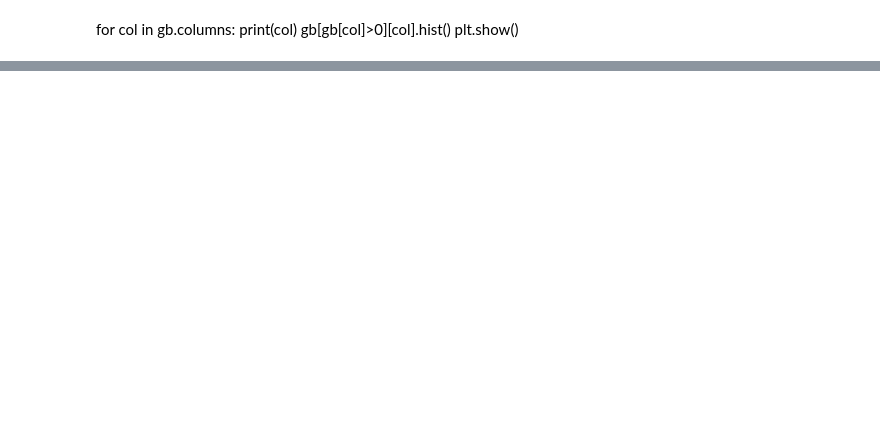
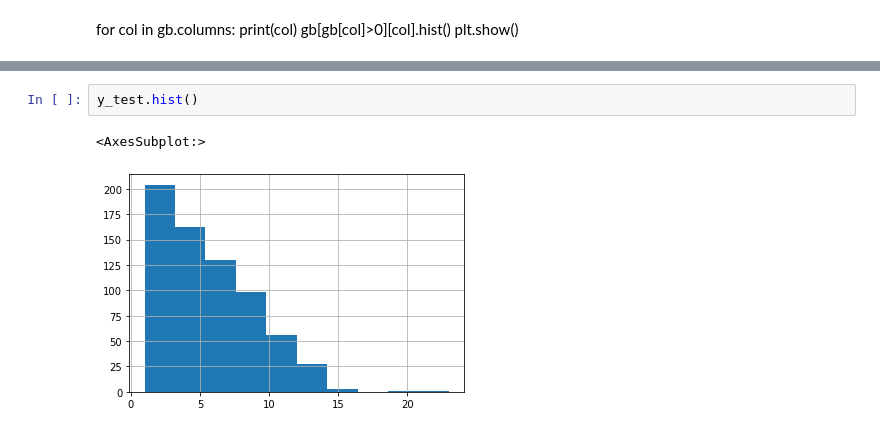
Before and after one commit to GalSalomon/nfl_career_prediction, a Jupyter notebook: nfl_pred.ipynb, the cells around one changed output, grey strips where cells are left out. Drawn from its saved outputs; the diff is of its cells as text; blank space fills up the shorter version.

```diff
--- a/nfl_pred.ipynb
+++ b/nfl_pred.ipynb
@@ -195,0 +261,5 @@ len(gb)
+# %%
+y_test.hist()
+# %% [output]
+<AxesSubplot:>
+[figure, added]
```
Also changed, not shown: parts of 19 cells of this notebook.
